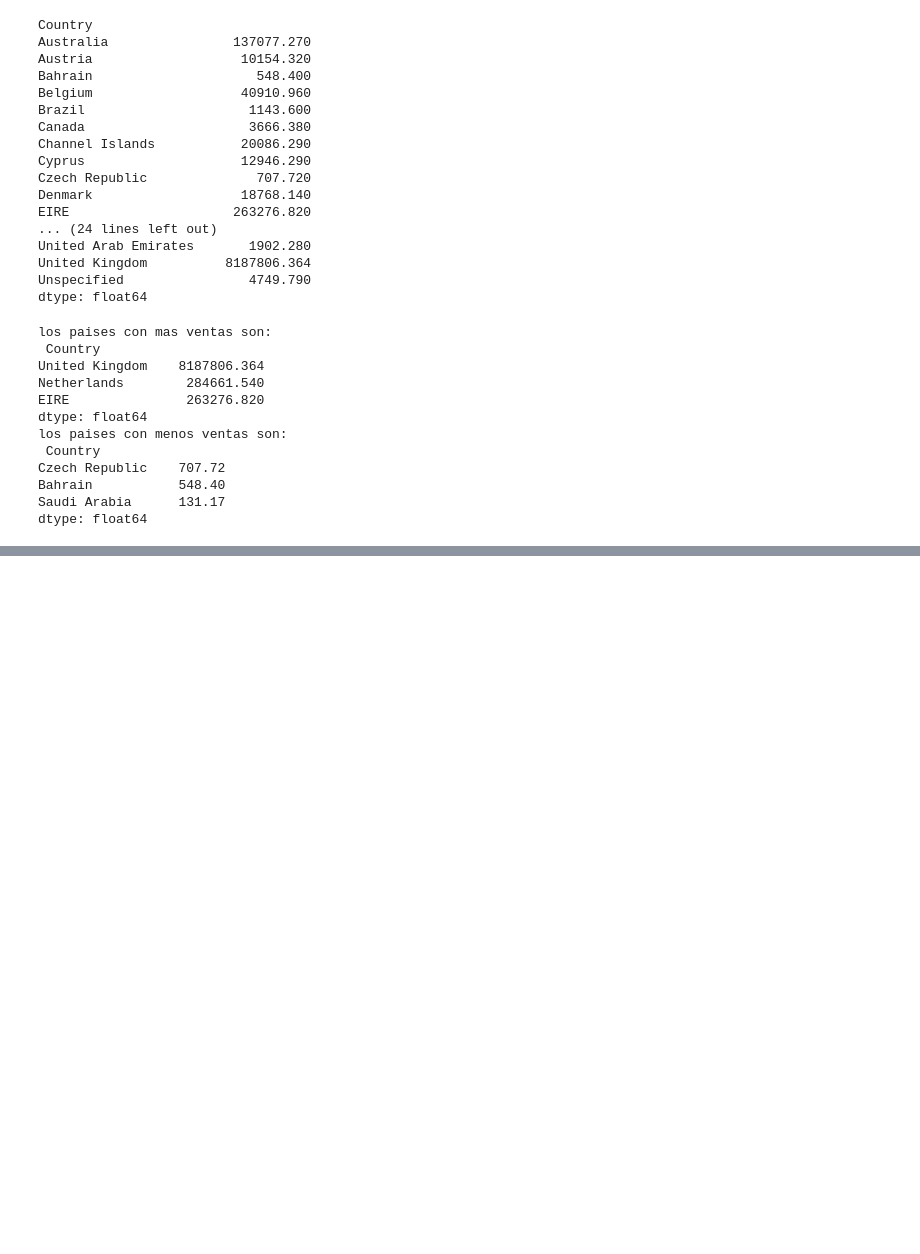
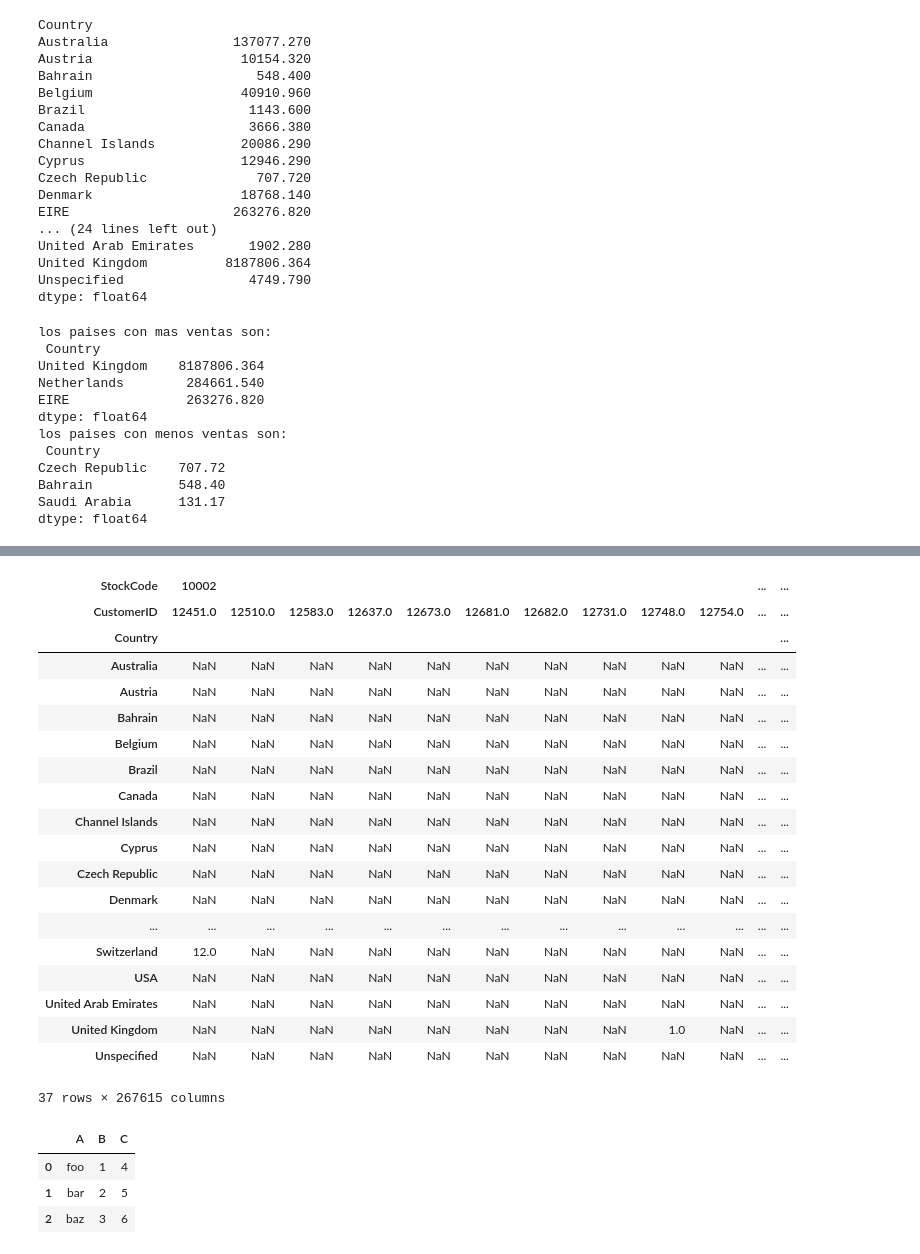
Before and after one commit to luchito0325/Analisis_de_datos_python, a Jupyter notebook: manipulacion_columnas.ipynb, the cells around one changed output, grey strips where cells are left out. Saved outputs shown, nothing was run; the diff lists cells and outputs as text; code cells hidden in the pictures; blank space fills up the shorter version.

```diff
--- a/manipulacion_columnas.ipynb
+++ b/manipulacion_columnas.ipynb
@@ -260,0 +268,3 @@ dtype: float64
+# %%
+df['Total_price']= df['Quantity'] * df['UnitPrice']
+df.head(3)
@@ -260,0 +385,41 @@ dtype: float64
+# %%
+# PIVOT TABLE PARA REORGANIZAR LA INFORMACION
+
+pivot_table = pd.pivot_table(df, values= 'Quantity', index= 'Country',columns= ['StockCode','CustomerID'],aggfunc= 'mean')
+pivot_table
+# %% [output]
+| StockCode | 10002 |  |  |  |  |  |  |  |  |  | ... | ... |
+| CustomerID | 12451.0 | 12510.0 | 12583.0 | 12637.0 | 12673.0 | 12681.0 | 12682.0 | 12731.0 | 12748.0 | 12754.0 | ... | ... |
+| Country |  |  |  |  |  |  |  |  |  |  |  | ... |
+| Australia | NaN | NaN | NaN | NaN | NaN | NaN | NaN | NaN | NaN | NaN | ... | ... |
+| Austria | NaN | NaN | NaN | NaN | NaN | NaN | NaN | NaN | NaN | NaN | ... | ... |
+| Bahrain | NaN | NaN | NaN | NaN | NaN | NaN | NaN | NaN | NaN | NaN | ... | ... |
+| Belgium | NaN | NaN | NaN | NaN | NaN | NaN | NaN | NaN | NaN | NaN | ... | ... |
+| Brazil | NaN | NaN | NaN | NaN | NaN | NaN | NaN | NaN | NaN | NaN | ... | ... |
+| Canada | NaN | NaN | NaN | NaN | NaN | NaN | NaN | NaN | NaN | NaN | ... | ... |
+| Channel Islands | NaN | NaN | NaN | NaN | NaN | NaN | NaN | NaN | NaN | NaN | ... | ... |
+| Cyprus | NaN | NaN | NaN | NaN | NaN | NaN | NaN | NaN | NaN | NaN | ... | ... |
+| Czech Republic | NaN | NaN | NaN | NaN | NaN | NaN | NaN | NaN | NaN | NaN | ... | ... |
+| Denmark | NaN | NaN | NaN | NaN | NaN | NaN | NaN | NaN | NaN | NaN | ... | ... |
+| ... | ... | ... | ... | ... | ... | ... | ... | ... | ... | ... | ... | ... |
+| Switzerland | 12.0 | NaN | NaN | NaN | NaN | NaN | NaN | NaN | NaN | NaN | ... | ... |
+| USA | NaN | NaN | NaN | NaN | NaN | NaN | NaN | NaN | NaN | NaN | ... | ... |
+| United Arab Emirates | NaN | NaN | NaN | NaN | NaN | NaN | NaN | NaN | NaN | NaN | ... | ... |
+| United Kingdom | NaN | NaN | NaN | NaN | NaN | NaN | NaN | NaN | 1.0 | NaN | ... | ... |
+| Unspecified | NaN | NaN | NaN | NaN | NaN | NaN | NaN | NaN | NaN | NaN | ... | ... |
+37 rows × 267615 columns
+# %%
+#  apilar y desaplilar informacion con pandas
+
+df_apilar = pd.DataFrame({
+    'A':['foo','bar','baz'],
+    'B':[1,2,3],
+    'C':[4,5,6]
+})
+
+df_apilar
+# %% [output]
+|  | A | B | C |
+| 0 | foo | 1 | 4 |
+| 1 | bar | 2 | 5 |
+| 2 | baz | 3 | 6 |
```
Also changed, not shown: parts of 36 cells of this notebook, 2 other files.
